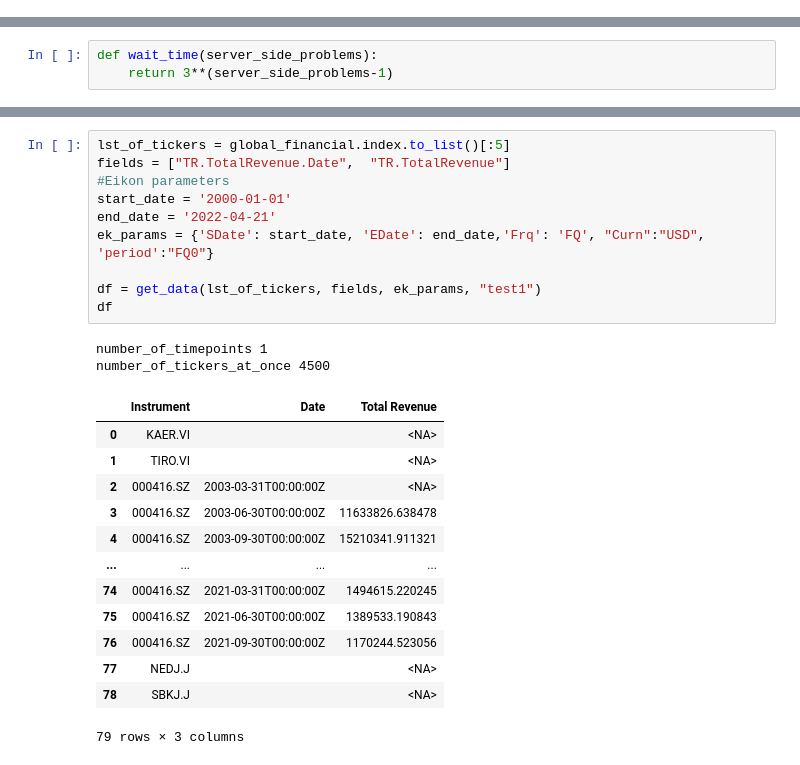
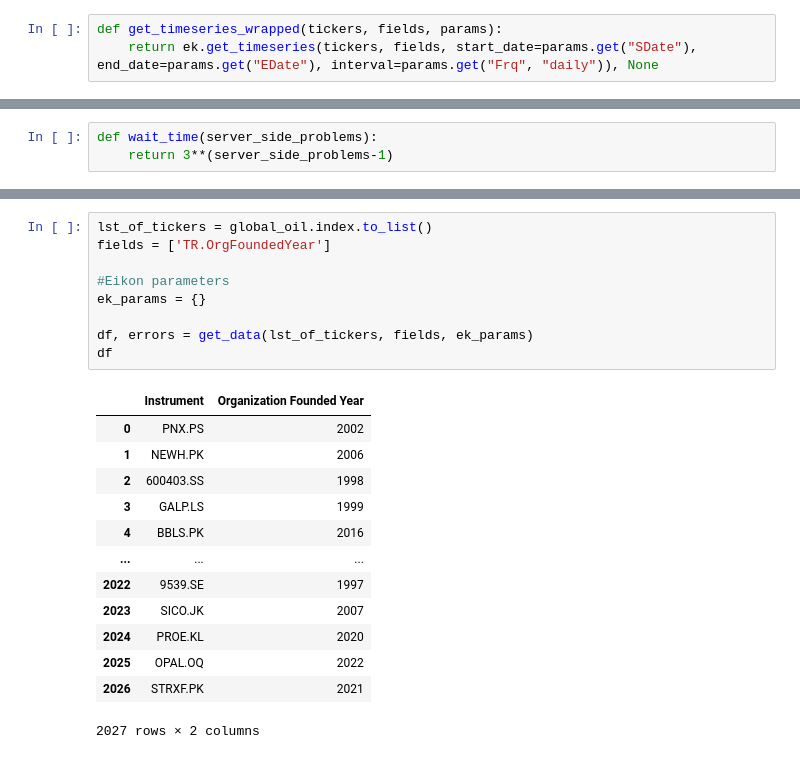
Before and after one commit to Krankile/eikon-wrapper, a Jupyter notebook: data_collection.ipynb, the cells around one changed output, grey strips where cells are left out. Saved outputs shown, nothing was run; the diff lists cells and outputs as text.

```diff
--- a/data_collection.ipynb
+++ b/data_collection.ipynb
@@ -84,6 +88,9 @@ fields = ["TR.EPSMean","TR.EPSMean.periodenddate","TR.EBITMean",'TR.RevenueMean'
               "TR.ROAMean","TR.ROEMean","TR.FCFMean","TR.TotalAssets","TR.MeanPctChg(Period=FY1,WP=60d)"]
 # %% [markdown]
 # Collect data from eikon refinitiv
+# %%
+def get_timeseries_wrapped(tickers, fields, params):
+    return ek.get_timeseries(tickers, fields, start_date=params.get("SDate"), end_date=params.get("EDate"), interval=params.get("Frq", "daily")), None
 # %%
 def _decide_get_function(fields, params):
 
@@ -247,26 +286,23 @@ def get_data(lst_of_tickers, fields, params, filename=None):
 # %%
-lst_of_tickers = global_financial.index.to_list()[:5]
-fields = ["TR.TotalRevenue.Date",  "TR.TotalRevenue"]
+lst_of_tickers = global_oil.index.to_list()
+fields = ['TR.OrgFoundedYear']
+
 #Eikon parameters
-start_date = '2000-01-01'
-end_date = '2022-04-21'
-ek_params = {'SDate': start_date, 'EDate': end_date,'Frq': 'FQ', "Curn":"USD", 'period':"FQ0"}
+ek_params = {}
 
-df = get_data(lst_of_tickers, fields, ek_params, "test1")
+df, errors = get_data(lst_of_tickers, fields, ek_params)
 df
 # %% [output]
+|  | Instrument | Organization Founded Year |
+| 0 | PNX.PS | 2002 |
+| 1 | NEWH.PK | 2006 |
+| 2 | 600403.SS | 1998 |
+| 3 | GALP.LS | 1999 |
+| 4 | BBLS.PK | 2016 |
+| ... | ... | ... |
+| 2022 | 9539.SE | 1997 |
+| 2023 | SICO.JK | 2007 |
+| 2024 | PROE.KL | 2020 |
+| 2025 | OPAL.OQ | 2022 |
+| 2026 | STRXF.PK | 2021 |
-number_of_timepoints 1
-number_of_tickers_at_once 4500
+2027 rows × 2 columns
-|  | Instrument | Date | Total Revenue |
-| 0 | KAER.VI |  | <NA> |
-| 1 | TIRO.VI |  | <NA> |
-| 2 | 000416.SZ | 2003-03-31T00:00:00Z | <NA> |
-| 3 | 000416.SZ | 2003-06-30T00:00:00Z | 11633826.638478 |
-| 4 | 000416.SZ | 2003-09-30T00:00:00Z | 15210341.911321 |
-| ... | ... | ... | ... |
-| 74 | 000416.SZ | 2021-03-31T00:00:00Z | 1494615.220245 |
-| 75 | 000416.SZ | 2021-06-30T00:00:00Z | 1389533.190843 |
-| 76 | 000416.SZ | 2021-09-30T00:00:00Z | 1170244.523056 |
-| 77 | NEDJ.J |  | <NA> |
-| 78 | SBKJ.J |  | <NA> |
-79 rows × 3 columns
```
Also changed, not shown: parts of 37 cells of this notebook.
